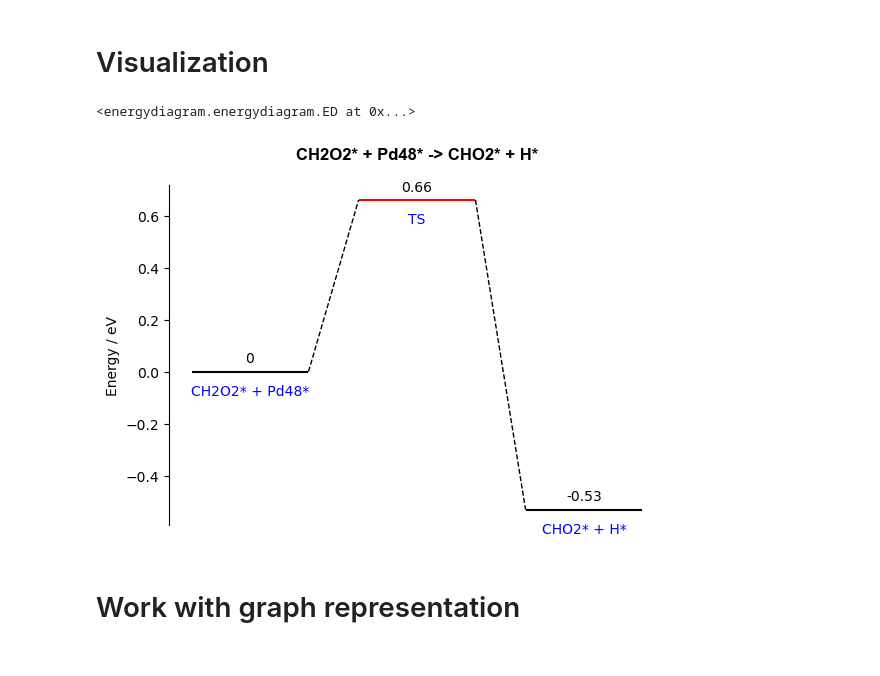
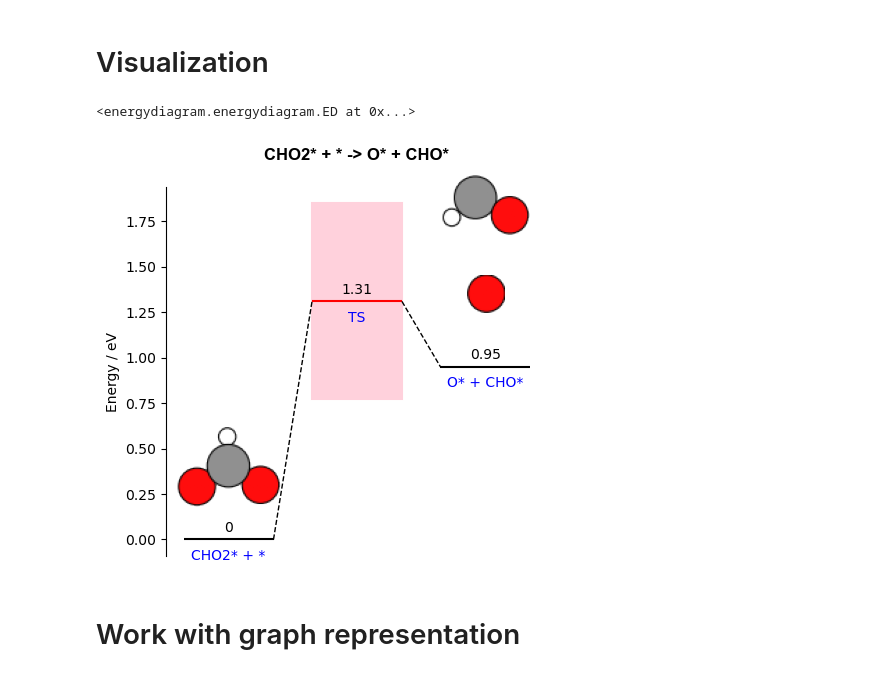
Before and after one commit to LopezGroup-ICIQ/care, a Jupyter notebook: notebooks/rxn_mk.ipynb, the cells around one changed output. Saved outputs shown, nothing was run; the diff lists cells and outputs as text; code cells hidden in the pictures.

Commit message:
improved rxn visualization, added method to get num global reactions

```diff
--- a/notebooks/rxn_mk.ipynb
+++ b/notebooks/rxn_mk.ipynb
@@ -29,11 +44,10 @@ rxn_net.visualize_intermediate('01011*')
 # %%
 for rxn in rxn_net.reactions:
     rxn.calc_reaction_barrier(bep_params=[0.55, 0.8])
-
-rxn_net.visualize_reaction(10)
+rxn_net.visualize_reaction(55, show_uncertainty=True)
 # %% [output]
 <energydiagram.energydiagram.ED at 0x...>
-[figure, old version]
+[figure, new version]
 # %% [markdown]
 # Work with graph representation
 # %%
```
Also changed, not shown: parts of 5 cells of this notebook, 2 other files.
